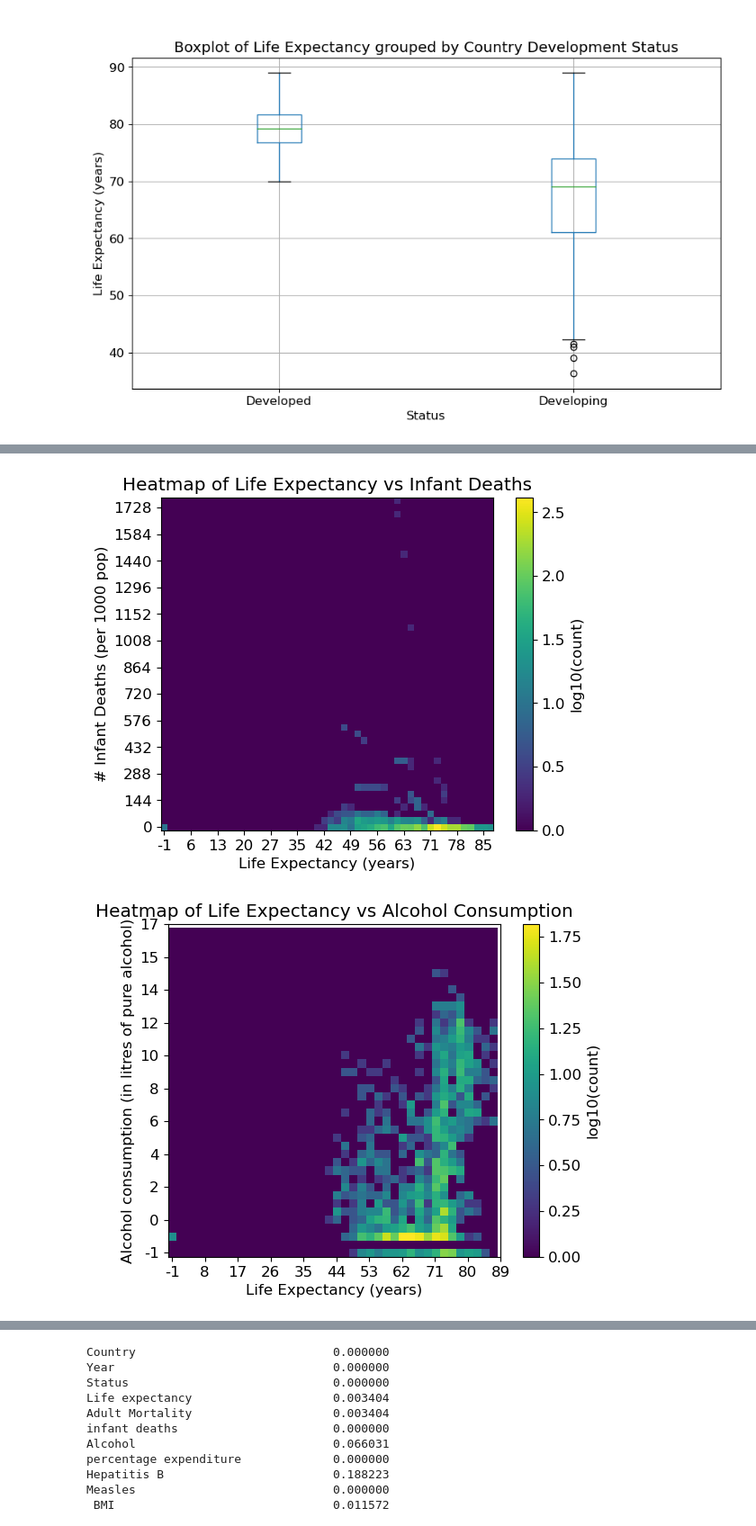
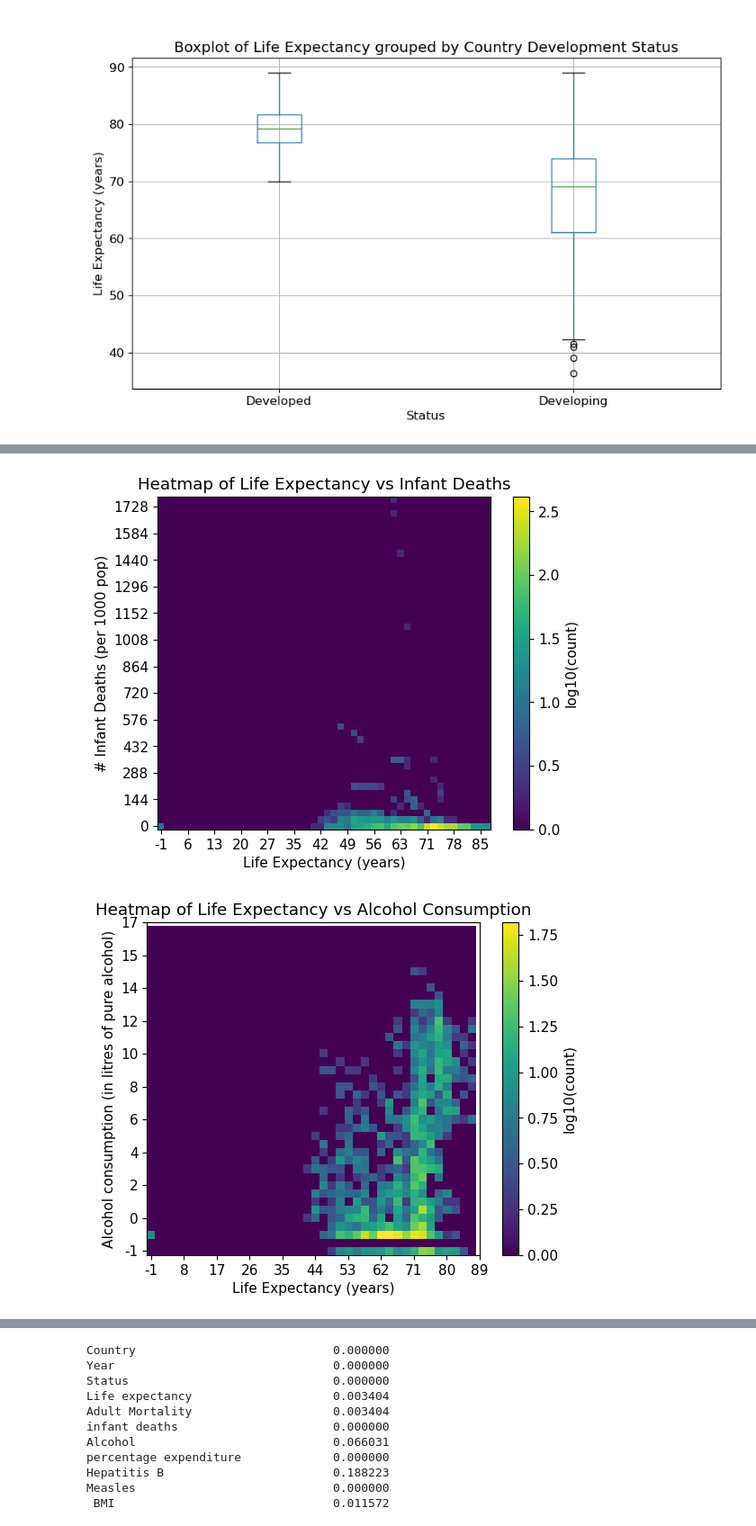
Before and after one commit to danamcgowan/Data1030-LifeExpProject, a Jupyter notebook: Life Expectancy - Data1030 Project.ipynb, the cells around one changed output, grey strips where cells are left out. Shown at 90% size. Saved outputs shown, nothing was run; the diff lists cells and outputs as text; code cells hidden in the pictures.

```diff
--- a/Life Expectancy - Data1030 Project.ipynb
+++ b/Life Expectancy - Data1030 Project.ipynb
@@ -201,6 +228,7 @@ plt.figure(figsize=(8,5))
 plt.imshow(np.log10(heatmap).T, origin='lower',vmin=0)
 #setting the graph, x-axis, and y-axis title
 plt.title('Heatmap of Life Expectancy vs Avg BMI')
+plt.rcParams.update({'font.size': 11})
 plt.xlabel('Life Expectancy (years)')
 plt.ylabel('Average BMI of country population')
 plt.xticks(np.arange(nbins+1)[::4],xedges[::4].astype(int))
@@ -219,6 +247,7 @@ heatmap[heatmap == 0] = 0.1
 plt.imshow(np.log10(heatmap).T, origin='lower',vmin=0)
 #setting the graph, x-axis, and y-axis title
 plt.title('Heatmap of Life Expectancy vs Adult Mortality')
+plt.rcParams.update({'font.size': 11})
 plt.xlabel('Life Expectancy (years)')
 plt.ylabel('Prob of dying btwn 15-60 yo (per 1000 pop)')
 plt.xticks(np.arange(nbins+1)[::4],xedges[::4].astype(int))
@@ -237,6 +266,7 @@ heatmap[heatmap == 0] = 0.1
 plt.imshow(np.log10(heatmap).T, origin='lower',vmin=0)
 #setting the graph, x-axis, and y-axis title
 plt.title('Heatmap of Life Expectancy vs Infant Deaths')
+plt.rcParams.update({'font.size': 11})
 plt.xlabel('Life Expectancy (years)')
 plt.ylabel('# Infant Deaths (per 1000 pop)')
 plt.xticks(np.arange(nbins+1)[::4],xedges[::4].astype(int))
@@ -244,7 +274,7 @@ plt.yticks(np.arange(nbins+1)[::4],yedges[::4].astype(int))
 plt.colorbar(label='log10(count)')
 plt.show()
 # %% [output]
-[figure, old version]
+[figure, new version]
 # %%
 #initializing nbins
 nbins = 40
@@ -253,16 +283,17 @@ extent = [xedges[0], xedges[-1], yedges[0], yedges[-1]]
 # %%
 heatmap[heatmap == 0] = 0.1
 plt.imshow(np.log10(heatmap).T, origin='lower',vmin=0)
 #setting the graph, x-axis, and y-axis title
 plt.title('Heatmap of Life Expectancy vs Alcohol Consumption')
+plt.rcParams.update({'font.size': 11})
 plt.xlabel('Life Expectancy (years)')
 plt.ylabel('Alcohol consumption (in litres of pure alcohol)')
 plt.xticks(np.arange(nbins+1)[::4],xedges[::4].astype(int))
 plt.yticks(np.arange(nbins+1)[::4],yedges[::4].astype(int))
 plt.colorbar(label='log10(count)')
 plt.show()
 # %% [output]
-[figure, old version]
+[figure, new version]
 # %%
 #initializing nbins
 nbins = 50
```
Also changed, not shown: parts of 24 cells of this notebook, 3 other files.
